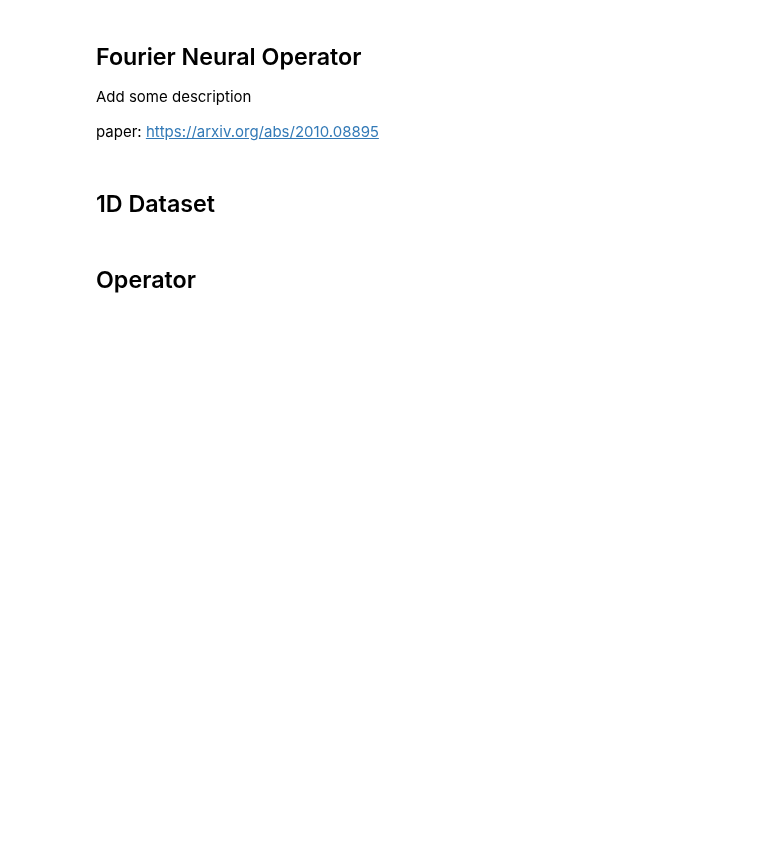
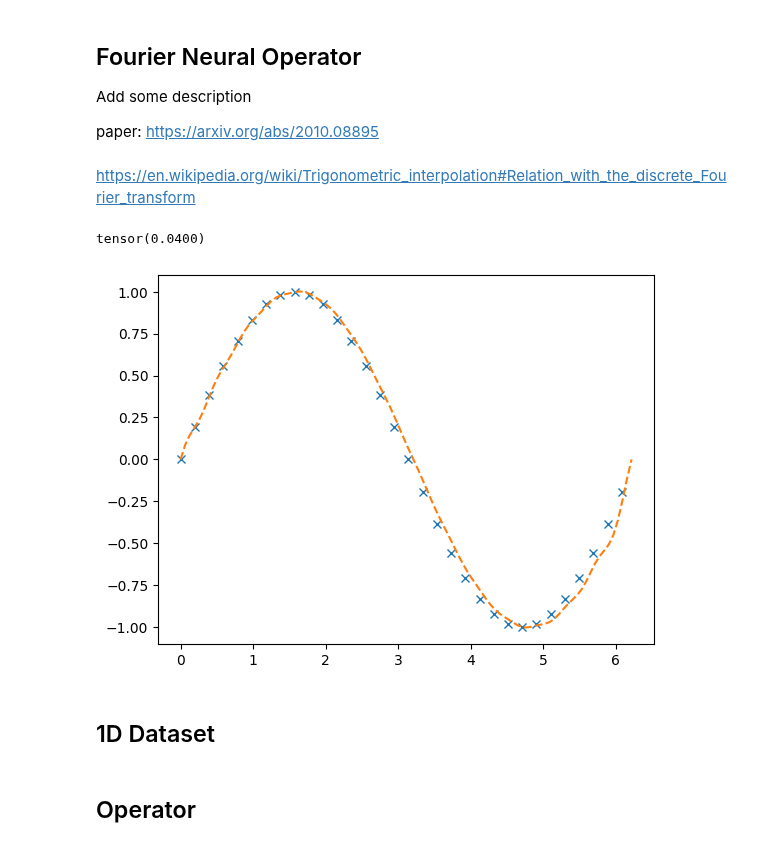
Before and after one commit to aai-institute/continuiti, a Jupyter notebook: examples/fourierneuraloperator.ipynb, the cells around one changed output. Cells and saved outputs as stored; diff of their text form; code cells hidden in the pictures; blank space fills up the shorter version.

```diff
--- a/examples/fourierneuraloperator.ipynb
+++ b/examples/fourierneuraloperator.ipynb
@@ -20,3 +21,27 @@ device = torch.device("cuda:0" if torch.cuda.is_available() else "cpu")
+# %% [markdown]
+https://en.wikipedia.org/wiki/Trigonometric_interpolation#Relation_with_the_discrete_Fourier_transform
+# %%
+# https://en.wikipedia.org/wiki/Trigonometric_interpolation#Relation_with_the_discrete_Fourier_transform
+
+N = 32
+x = 2 * torch.pi * torch.arange(N) / N
+# x = 2 * torch.pi * torch.linspace(0, 1, N)
+u = torch.sin(x)
+
+plt.plot(x, u, 'x')
+
+f = torch.fft.rfft(u[:-1], norm="forward") # assume u is periodic (last entry does not matter)
+
+N2 = 100
+x2 = 2 * torch.pi * torch.arange(N2) / N2
+# x2 = 2 * torch.pi * torch.linspace(0, 1, N2)
+u2 = torch.fft.irfft(f, n=N2-1, norm="forward")
+u2 = torch.cat((u2, u2[:1])) # output is periodic
+plt.plot(x2, u2, "--")
+print(torch.mean(torch.abs(u2 - torch.sin(x2))))
+# %% [output]
+tensor(0.0400)
+[figure, added]
 # %% [markdown]
 ## 1D Dataset
 # %%
```
Also changed, not shown: parts of 22 cells of this notebook, 2 other files.
